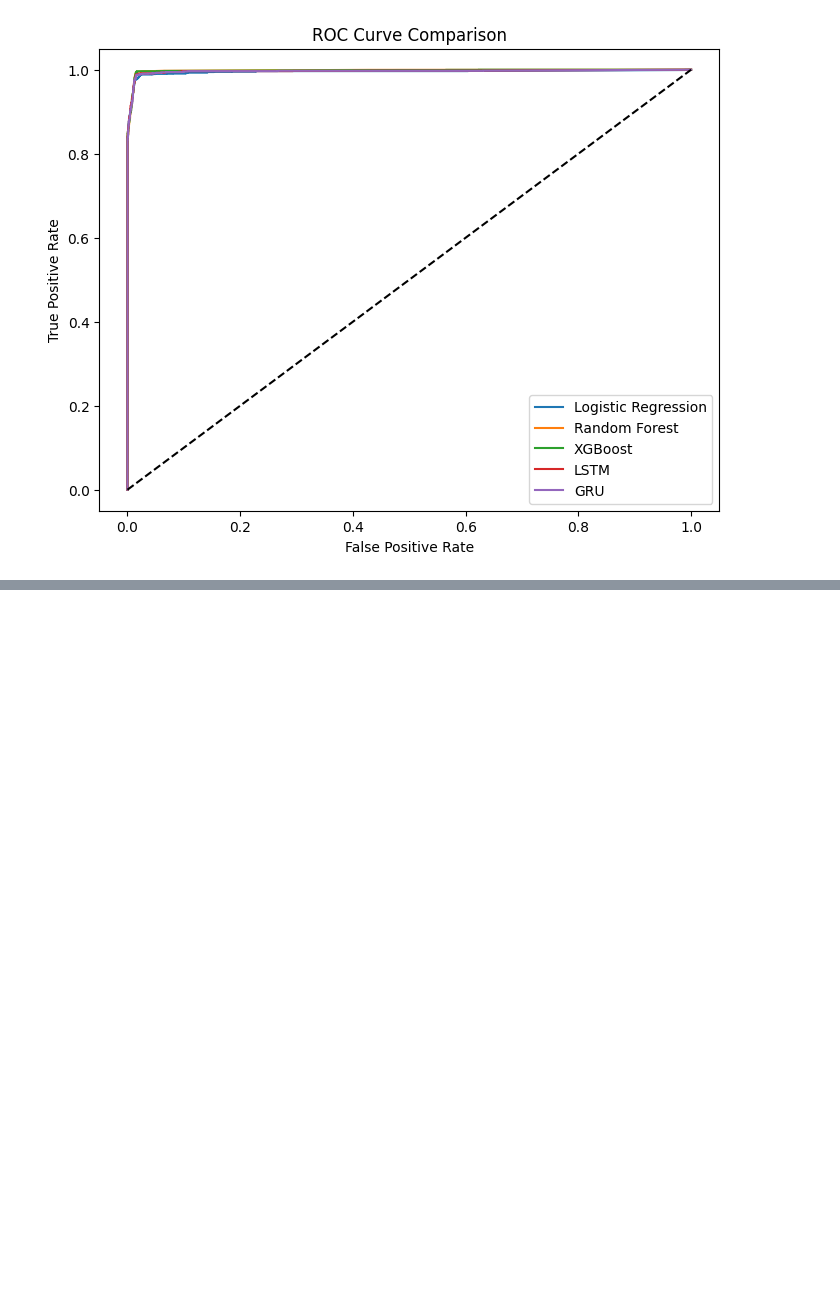
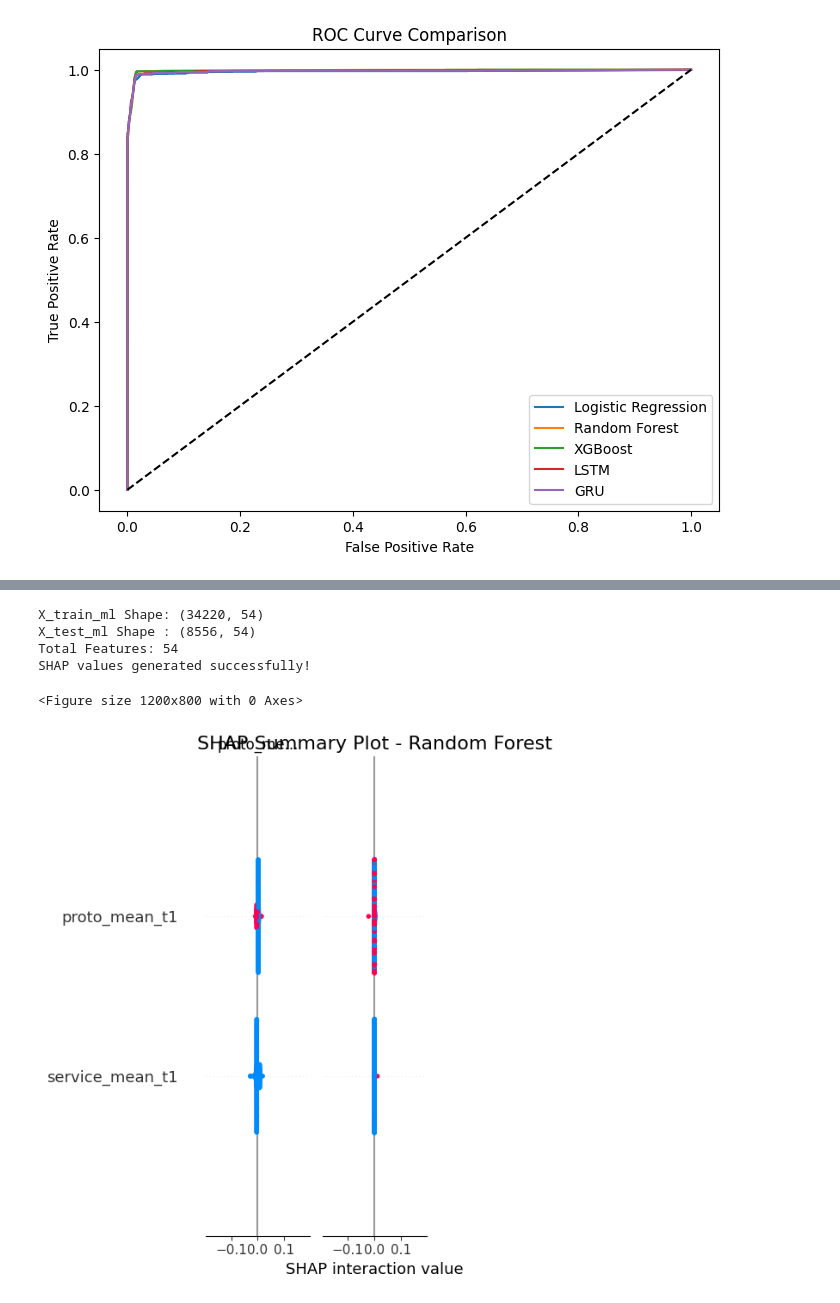
Before and after one commit to fardin0045/iot-compromise-, a Jupyter notebook: eaarly-2.ipynb, the cells around one changed output, grey strips where cells are left out. Drawn from its saved outputs; the diff is of its cells as text; code cells hidden in the pictures; blank space fills up the shorter version.

```diff
--- a/eaarly-2.ipynb
+++ b/eaarly-2.ipynb
@@ -1240,0 +1256,80 @@ plt.show()
+# %%
+# ============================================================
+# EXPLAINABLE AI (SHAP)
+# CELL 2
+# Create SHAP Explainer
+# ============================================================
+
+print("X_train_ml Shape:", X_train_ml.shape)
+print("X_test_ml Shape :", X_test_ml.shape)
+
+# ------------------------------------------------------------
+# Feature names
+# ------------------------------------------------------------
+
+base_features = [
+    "proto_mean",
+    "service_mean",
+    "conn_state_mean",
+    "duration_mean",
+    "orig_bytes_mean",
+    "resp_bytes_mean",
+    "orig_pkts_mean",
+    "resp_pkts_mean",
+    "flow_count"
+]
+
+sequence_length = 6
+
+feature_names = []
+
+for t in range(sequence_length):
+    for feature in base_features:
+        feature_names.append(f"{feature}_t{t+1}")
+
+print("Total Features:", len(feature_names))
+
+# ------------------------------------------------------------
+# Create SHAP Explainer
+# ------------------------------------------------------------
+
+explainer = shap.TreeExplainer(rf)
+
+# Explain first 500 test samples
+shap_values = explainer.shap_values(X_test_ml[:500])
+
+print("SHAP values generated successfully!")
+# %% [output]
+X_train_ml Shape: (34220, 54)
+X_test_ml Shape : (8556, 54)
+Total Features: 54
+SHAP values generated successfully!
+# %%
+# ============================================================
+# EXPLAINABLE AI (SHAP)
+# CELL 3
+# SHAP Summary Plot
+# ============================================================
+
+# For binary classification, select class 1 (Attack)
+if isinstance(shap_values, list):
+    shap_attack = shap_values[1]
+else:
+    shap_attack = shap_values
+
+plt.figure(figsize=(12,8))
+
+shap.summary_plot(
+    shap_attack,
+    X_test_ml[:500],
+    feature_names=feature_names,
+    show=False
+)
+
+plt.title("SHAP Summary Plot - Random Forest", fontsize=16)
+
+plt.tight_layout()
+plt.show()
+# %% [output]
+<Figure size 1200x800 with 0 Axes>
+[figure, added]
```
Also changed, not shown: parts of 23 cells of this notebook.
